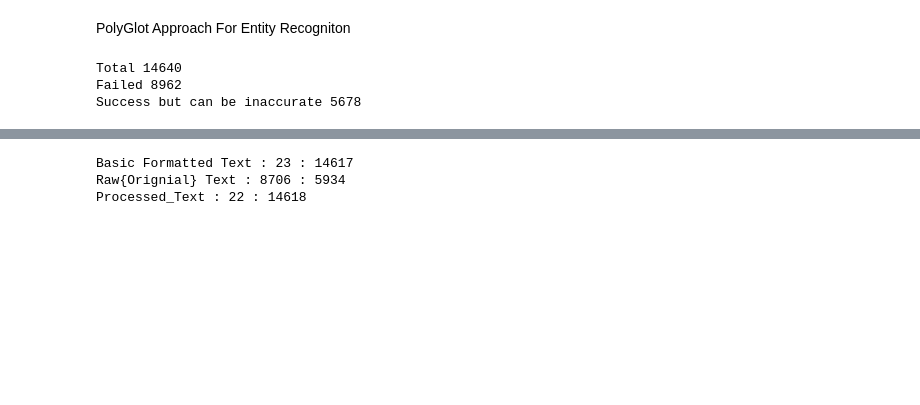
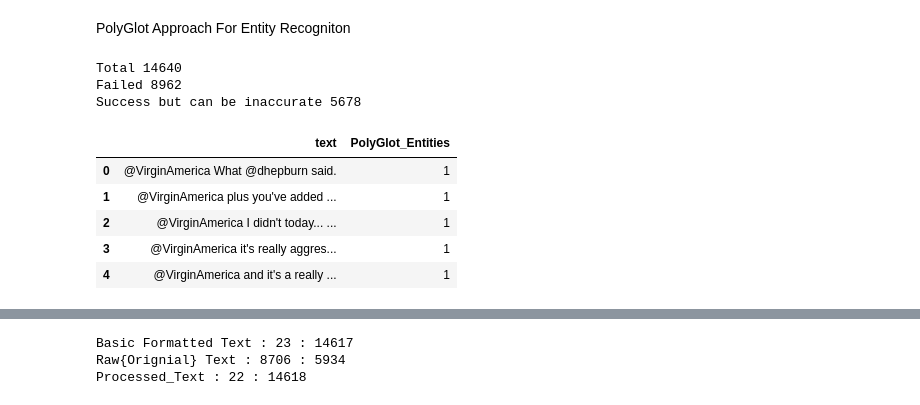
Before and after one commit to Internship-BVoc/G1_TwitterSentimentAnalysis, a Jupyter notebook: twitter_sentiment_analysis.ipynb, the cells around one changed output, grey strips where cells are left out. Cells and saved outputs as stored; diff of their text form; code cells hidden in the pictures; blank space fills up the shorter version.

```diff
--- a/twitter_sentiment_analysis.ipynb
+++ b/twitter_sentiment_analysis.ipynb
@@ -325,20 +441,26 @@ PolyGlot Approach For Entity Recogniton
 # %%
 #For Raw Text
 entities = [Text(" ".join(i),hint_language_code='en').entities if Text(" ".join(i),hint_language_code='en').entities!=[] \
             else 1 for i in df[df['tokenised_text'].str.len()>0].tokenised_text ]
 
 entitiesArray = [i for i in entities if i!=1]
 emptyEntities = [i for i in entities if i==1]
 df['PolyGlot_Entities'] = entities
 
 print("Total %s" % len(entitiesArray+emptyEntities))
 print("Failed %s" % len(emptyEntities))
 print("Success but can be inaccurate %s" % len(entitiesArray))
-df.head(20)[['text','PolyGlot_Entities']]
+df.head()[['text','PolyGlot_Entities']]
 # %% [output]
 Total 14640
 Failed 8962
 Success but can be inaccurate 5678
+|  | text | PolyGlot_Entities |
+| 0 | @VirginAmerica What @dhepburn said. | 1 |
+| 1 | @VirginAmerica plus you've added ... | 1 |
+| 2 | @VirginAmerica I didn't today... ... | 1 |
+| 3 | @VirginAmerica it's really aggres... | 1 |
+| 4 | @VirginAmerica and it's a really ... | 1 |
 # %%
 #For PRE-Processed Text {HREF LINKS REMOVED, HTML TEXT REMOVED, WORDS LEMMATIZED , PUNCTUATIONS ARE REMOVED}
 entities = [Text(" ".join(i),hint_language_code='en').entities if Text(" ".join(i),hint_language_code='en').entities!=[] \
```
Also changed, not shown: parts of 45 cells of this notebook, 1 other file.
